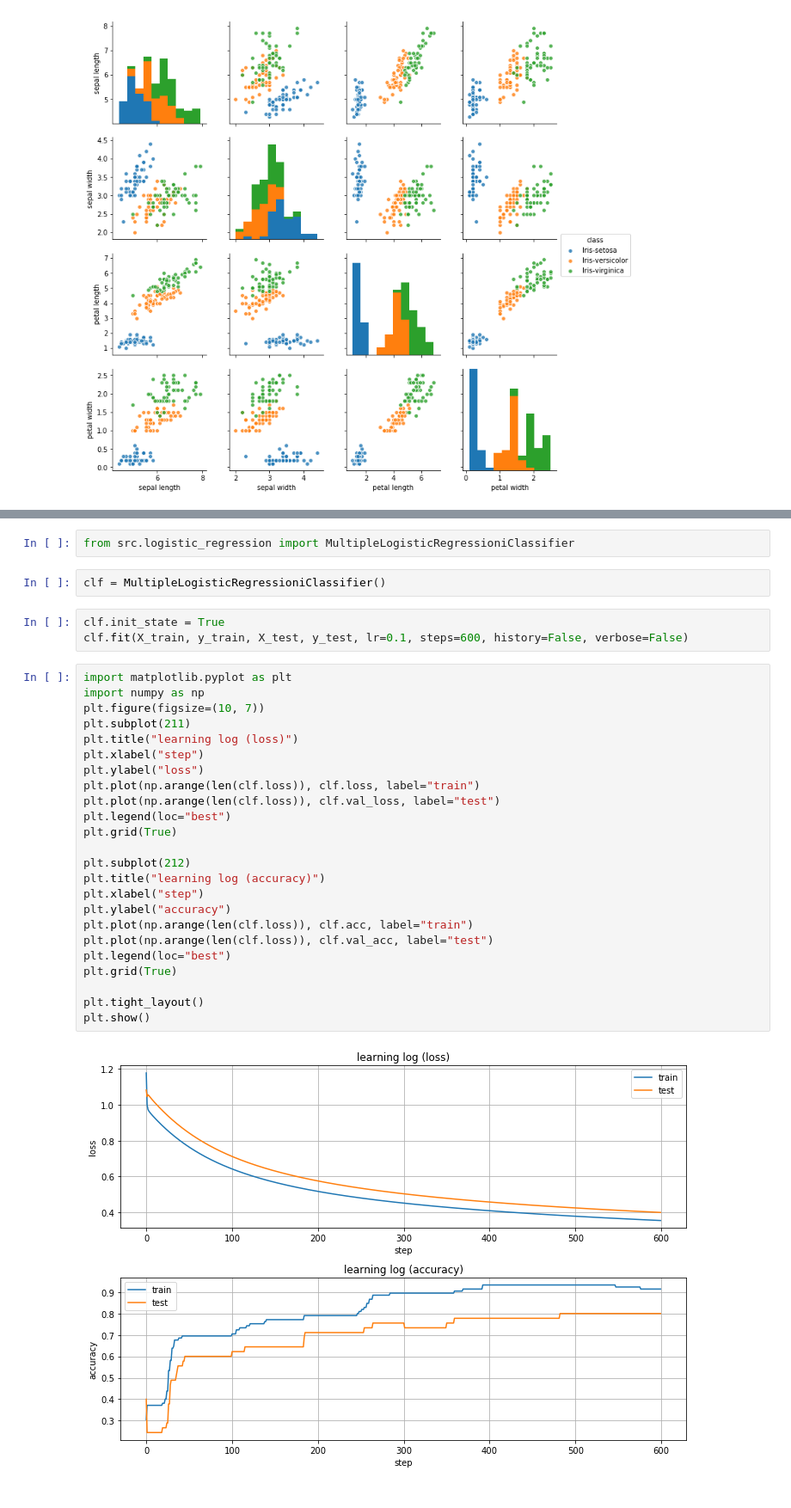
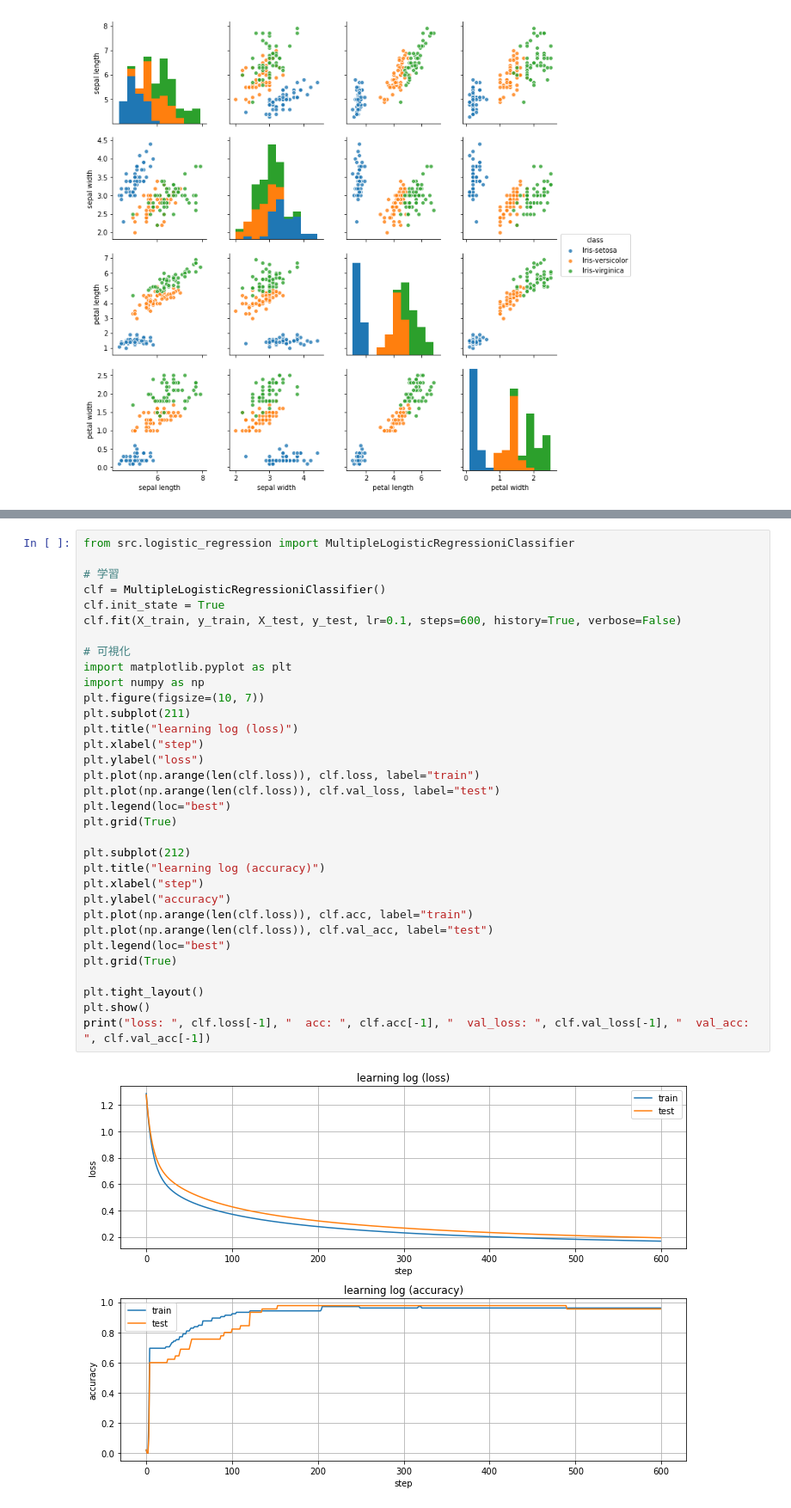
Before and after one commit to technobrain/data_sci, a Jupyter notebook: 1803_gradient_descent/GradientDescent.ipynb, the cells around one changed output, grey strips where cells are left out. Shown at 86% size. Cells and saved outputs as stored; diff of their text form.

```diff
--- a/1803_gradient_descent/GradientDescent.ipynb
+++ b/1803_gradient_descent/GradientDescent.ipynb
@@ -101,33 +71,35 @@ X_train, X_test, y_train, y_test = train_test_split(X,y,test_size = 0.3, random_
-# %%
-from src.logistic_regression import MultipleLogisticRegressioniClassifier
-# %%
-clf = MultipleLogisticRegressioniClassifier()
-# %%
-clf.init_state = True
-clf.fit(X_train, y_train, X_test, y_test, lr=0.1, steps=600, history=False, verbose=False)
 # %%
+from src.logistic_regression import MultipleLogisticRegressioniClassifier
+
+# 学習
+clf = MultipleLogisticRegressioniClassifier()
+clf.init_state = True
+clf.fit(X_train, y_train, X_test, y_test, lr=0.1, steps=600, history=True, verbose=False)
+
+# 可視化
 import matplotlib.pyplot as plt
 import numpy as np
 plt.figure(figsize=(10, 7))
 plt.subplot(211)
 plt.title("learning log (loss)")
 plt.xlabel("step")
 plt.ylabel("loss")
 plt.plot(np.arange(len(clf.loss)), clf.loss, label="train")
 plt.plot(np.arange(len(clf.loss)), clf.val_loss, label="test")
 plt.legend(loc="best")
 plt.grid(True)
 
 plt.subplot(212)
 plt.title("learning log (accuracy)")
 plt.xlabel("step")
 plt.ylabel("accuracy")
 plt.plot(np.arange(len(clf.loss)), clf.acc, label="train")
 plt.plot(np.arange(len(clf.loss)), clf.val_acc, label="test")
 plt.legend(loc="best")
 plt.grid(True)
 
 plt.tight_layout()
 plt.show()
+print("loss: ", clf.loss[-1], "  acc: ", clf.acc[-1], "  val_loss: ", clf.val_loss[-1], "  val_acc: ", clf.val_acc[-1])
 # %% [output]
-[figure, old version]
+[figure, new version]
```
Also changed, not shown: parts of 7 cells of this notebook.
